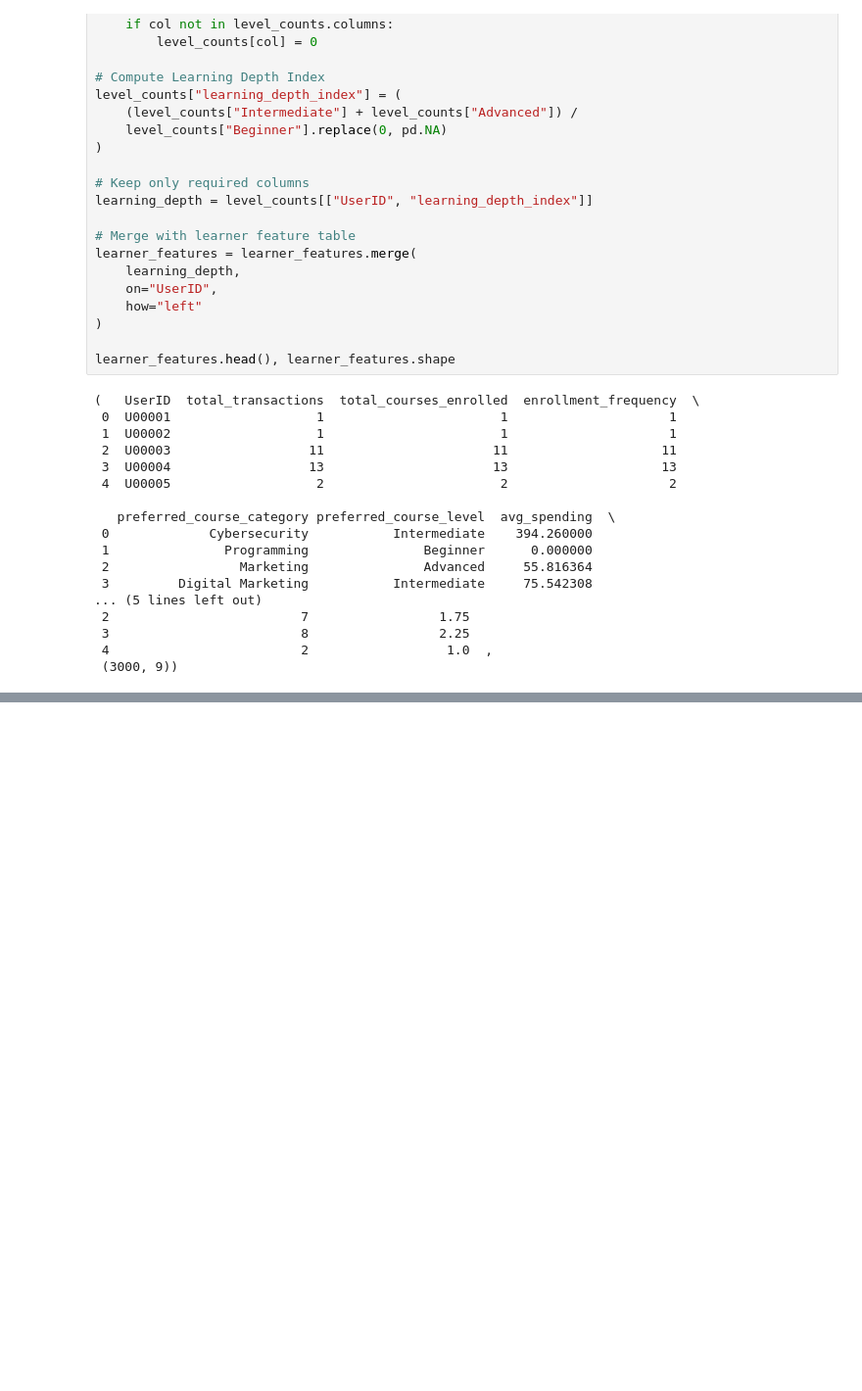
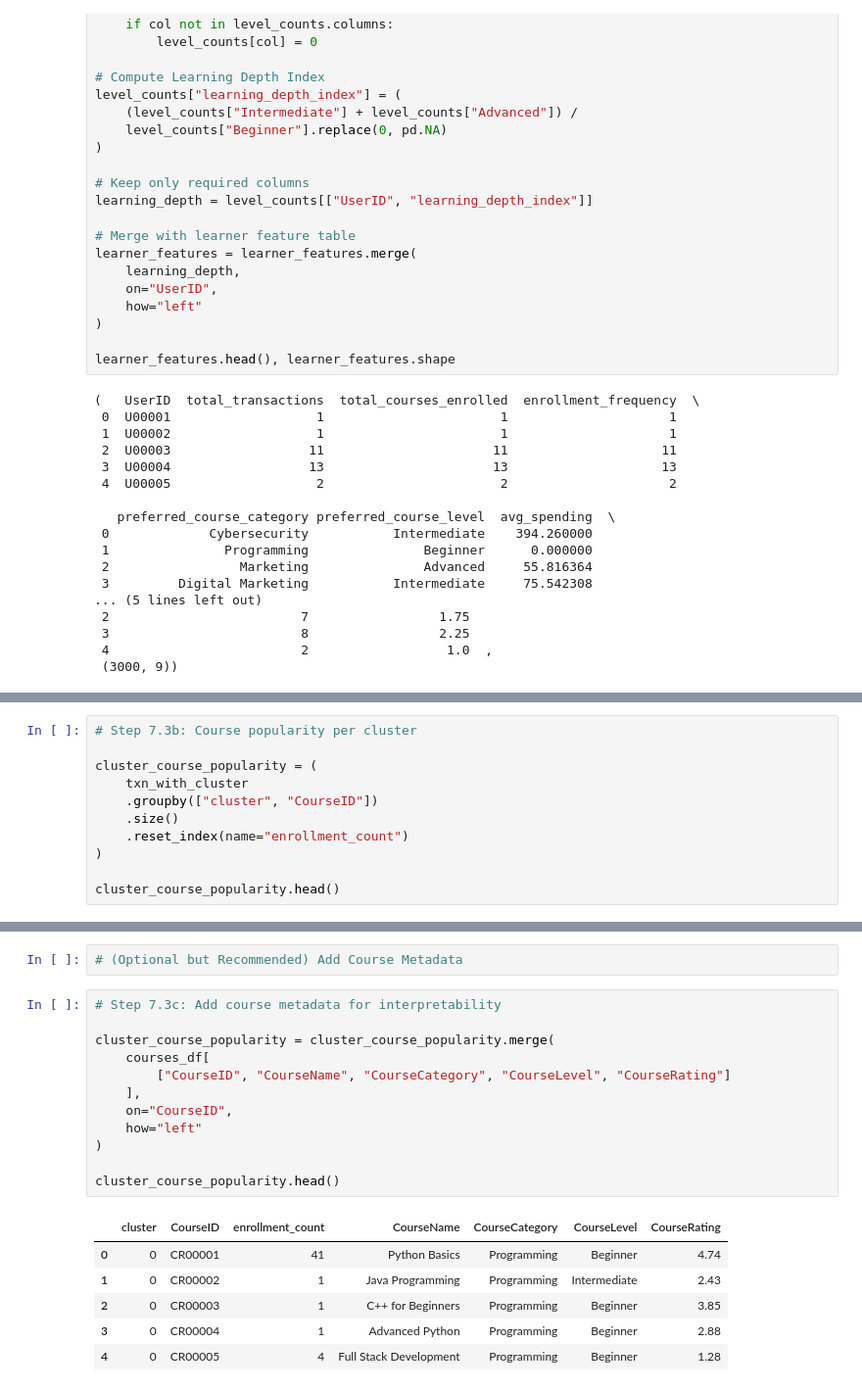
Before and after one commit to Komu12ee/EduPro, a Jupyter notebook: notebook.ipynb, the cells around one changed output, grey strips where cells are left out. Shown at 98% size. Cells and saved outputs as stored; diff of their text form; blank space fills up the shorter version.

```diff
--- a/notebook.ipynb
+++ b/notebook.ipynb
@@ -536,0 +815,11 @@ learner_features.head(), learner_features.shape
+# %%
+# Step 7.3b: Course popularity per cluster
+
+cluster_course_popularity = (
+    txn_with_cluster
+    .groupby(["cluster", "CourseID"])
+    .size()
+    .reset_index(name="enrollment_count")
+)
+
+cluster_course_popularity.head()
@@ -536,0 +833,21 @@ learner_features.head(), learner_features.shape
+# %%
+# (Optional but Recommended) Add Course Metadata
+# %%
+# Step 7.3c: Add course metadata for interpretability
+
+cluster_course_popularity = cluster_course_popularity.merge(
+    courses_df[
+        ["CourseID", "CourseName", "CourseCategory", "CourseLevel", "CourseRating"]
+    ],
+    on="CourseID",
+    how="left"
+)
+
+cluster_course_popularity.head()
+# %% [output]
+|  | cluster | CourseID | enrollment_count | CourseName | CourseCategory | CourseLevel | CourseRating |
+| 0 | 0 | CR00001 | 41 | Python Basics | Programming | Beginner | 4.74 |
+| 1 | 0 | CR00002 | 1 | Java Programming | Programming | Intermediate | 2.43 |
+| 2 | 0 | CR00003 | 1 | C++ for Beginners | Programming | Beginner | 3.85 |
+| 3 | 0 | CR00004 | 1 | Advanced Python | Programming | Beginner | 2.88 |
+| 4 | 0 | CR00005 | 4 | Full Stack Development | Programming | Beginner | 1.28 |
```
Also changed, not shown: parts of 35 cells of this notebook.
